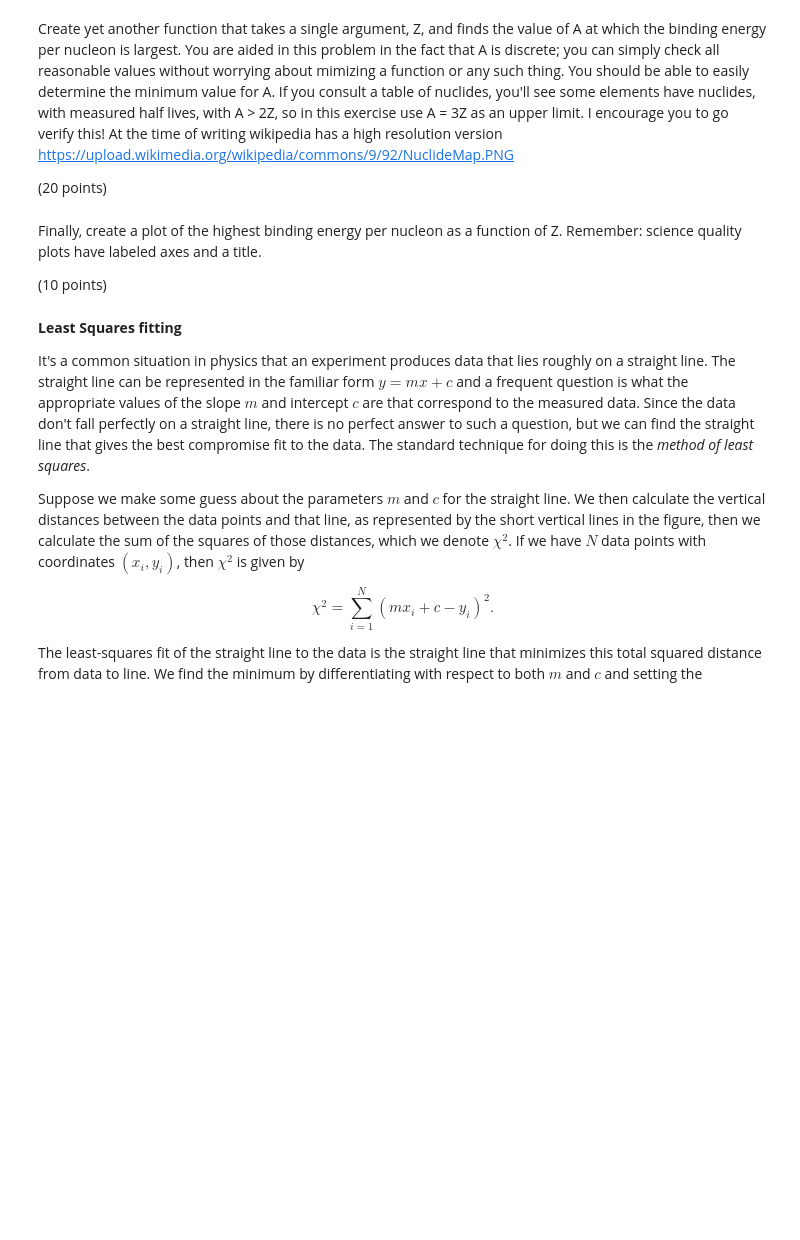
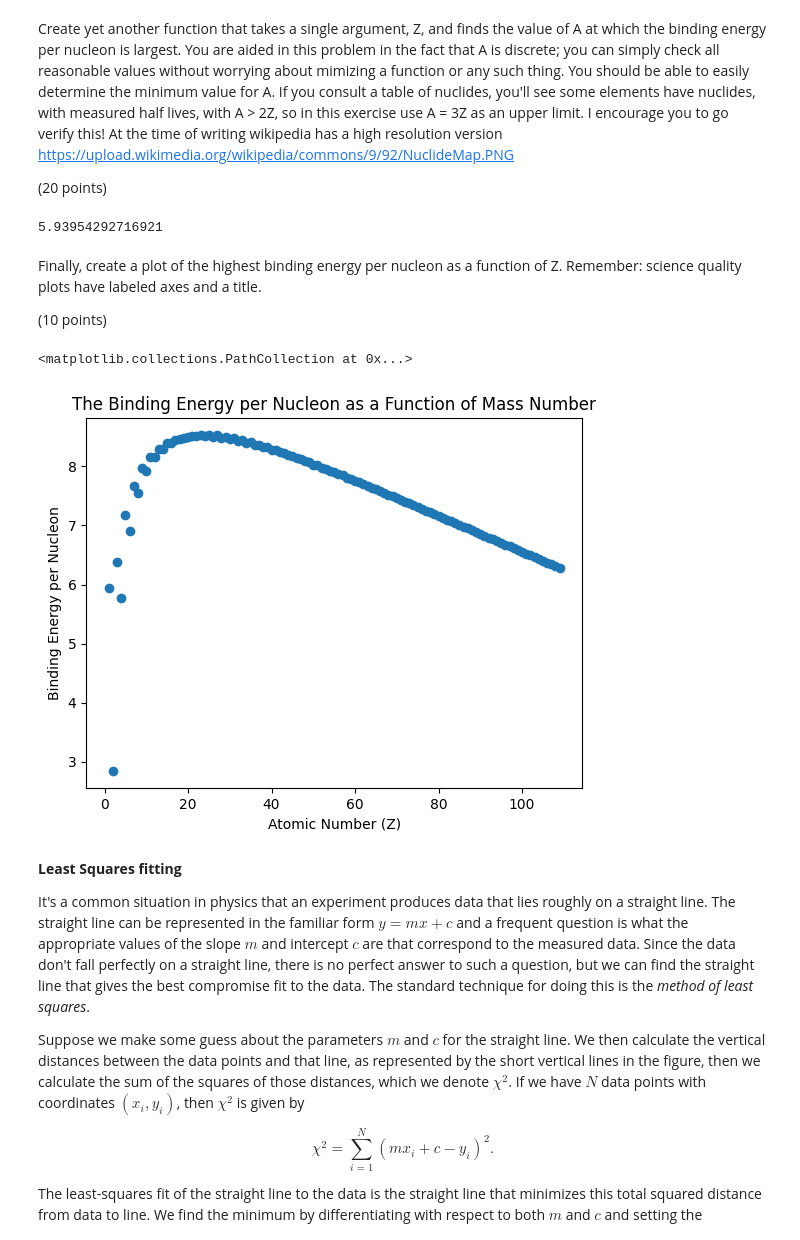
Before and after one commit to AtomLikeInPhysics/Tom-PHYS50733, a Jupyter notebook: Homework1/Homework1.ipynb, the cells around one changed output. Cells and saved outputs as stored; diff of their text form; code cells hidden in the pictures; blank space fills up the shorter version.

```diff
--- a/Homework1/Homework1.ipynb
+++ b/Homework1/Homework1.ipynb
@@ -28,11 +28,18 @@ correct answer is around 490 MeV.)
 
 (20 points)
 # %%
+a1 = 15.67
+a2 = 17.23
+a3 = 0.75
+a4 = 93.2
 
 def bindE(A,Z):
     if not(A%2 == 0):
         a5 = 0
     elif A%2 == 0 and Z%2 == 0:
         a5 = 12.0
+    elif A%2 == 0 and not(Z%2 == 0):
+        a5 = -12.0
+    return(a1*A - a2*A**(2/3) - a3*(Z**2 / A**(1/3)) - a4*((A-2*Z)**2 / A) - a5/A**(1/2))
 
-    return(a1*A - a2*A**(2/3) - a3*(Z**2 / A**(1/3)) - a4*((A-2*Z)**2 / A) - a5/A**(1/2))
+print("The binding energy of an atom with A = 58 and Z = 28 is", bindE(58,28), "MeV")
@@ -41,4 +50,8 @@ Now create a new function that calculates the binding energy per nucleon, B/A. Y
 
 (10 points)
 # %%
-# code
+def bindEperN(A,Z):
+    return(bindE(A,Z) / A)
+
+print("The binding energy per nucleon for iron 56 is", bindEperN(56,26), "MeV")
+print("The binding energy per nuleon for carbon 12 is", bindEperN(12,6), "MeV")
@@ -47,13 +63,43 @@ Create yet another function that takes a single argument, Z, and finds the value
 
 (20 points)
 # %%
-# code
+
+def maxBE(Z):
+    Aval = []
+    for i in range(2*Z,3*Z):
+        Aval.append(bindEperN(i,Z))
+    return(max(Aval))
+maxBE(1)
+# %% [output]
+5.93954292716921
 # %% [markdown]
 Finally, create a plot of the highest binding energy per nucleon as a function of Z. Remember: science quality plots have labeled axes and a title.
 
 (10 points)
 # %%
-# code
+import matplotlib.pyplot as plt
+import numpy as np
+
+z_val = np.linspace(1,109, 109, dtype=int)
+# print(z_val)
+
+maxEval = []
+
+for i in range(len(z_val)):
+    # print(z_val[i])
+    maxEval.append(maxBE(z_val[i]))
+
+# print(maxAval)
+
+fig = plt.figure()
+ax = plt.subplot()
+ax.set_title("The Binding Energy per Nucleon as a Function of Mass Number")
+ax.set_xlabel("Atomic Number (Z)")
+ax.set_ylabel("Binding Energy per Nucleon")
+ax.scatter(z_val,maxEval)
+# %% [output]
+<matplotlib.collections.PathCollection at 0x...>
+[figure, added]
 # %% [markdown]
 **Least Squares fitting**
 
```
Also changed, not shown: parts of 2 cells of this notebook.
